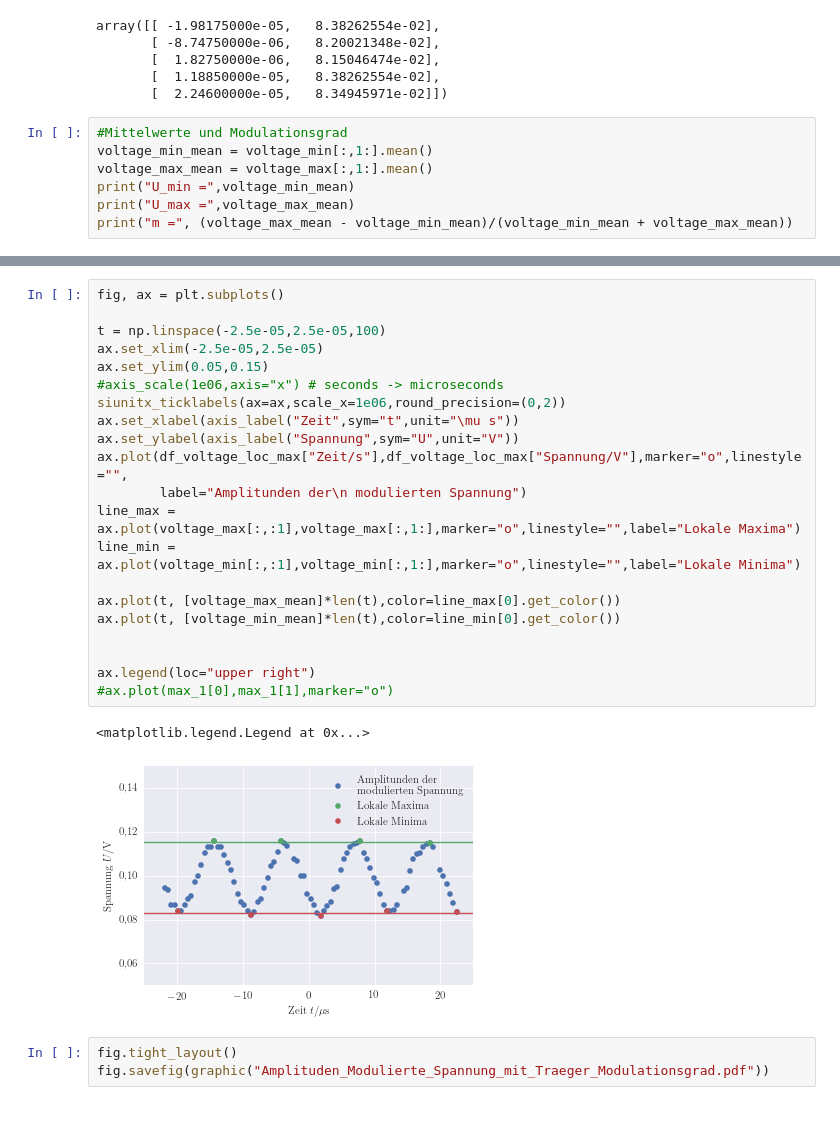
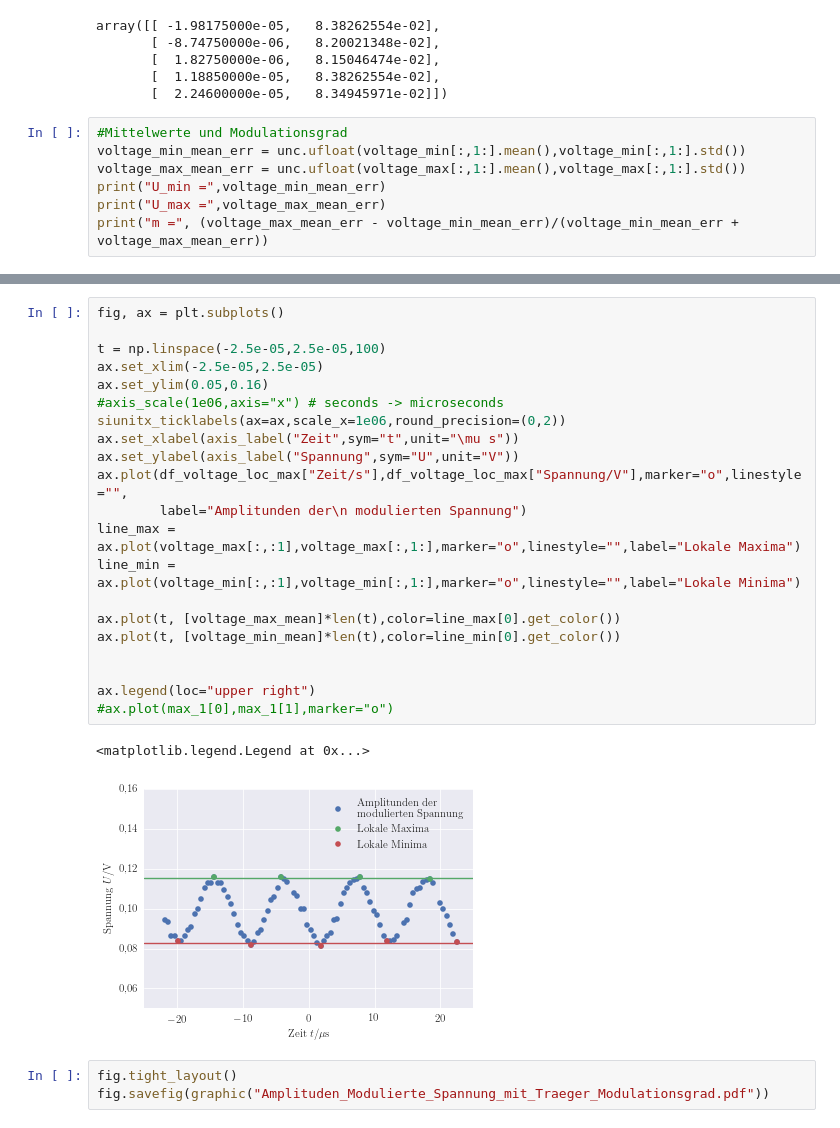
Before and after one commit to LuckyJosh/PhysikFP2015, a Jupyter notebook: 02_ModulationDemodulation[ ]/Python/Auswertung.ipynb, the cells around one changed output, grey strips where cells are left out. Saved outputs shown, nothing was run; the diff lists cells and outputs as text.

```diff
--- a/02_ModulationDemodulation[ ]/Python/Auswertung.ipynb
+++ b/02_ModulationDemodulation[ ]/Python/Auswertung.ipynb
@@ -390,9 +390,9 @@ array([[ -1.98175000e-05,   8.38262554e-02],
        [  2.24600000e-05,   8.34945971e-02]])
 # %%
 #Mittelwerte und Modulationsgrad
-voltage_min_mean = voltage_min[:,1:].mean()
-voltage_max_mean = voltage_max[:,1:].mean()
-print("U_min =",voltage_min_mean)
-print("U_max =",voltage_max_mean)
-print("m =", (voltage_max_mean - voltage_min_mean)/(voltage_min_mean + voltage_max_mean))
+voltage_min_mean_err = unc.ufloat(voltage_min[:,1:].mean(),voltage_min[:,1:].std())
+voltage_max_mean_err = unc.ufloat(voltage_max[:,1:].mean(),voltage_max[:,1:].std())
+print("U_min =",voltage_min_mean_err)
+print("U_max =",voltage_max_mean_err)
+print("m =", (voltage_max_mean_err - voltage_min_mean_err)/(voltage_min_mean_err + voltage_max_mean_err))
 # %% [output]
@@ -402,27 +415,27 @@ m = 0.163782914837
 # %%
 fig, ax = plt.subplots()
 
 t = np.linspace(-2.5e-05,2.5e-05,100)
 ax.set_xlim(-2.5e-05,2.5e-05)
-ax.set_ylim(0.05,0.15)
+ax.set_ylim(0.05,0.16)
 #axis_scale(1e06,axis="x") # seconds -> microseconds
 siunitx_ticklabels(ax=ax,scale_x=1e06,round_precision=(0,2))
 ax.set_xlabel(axis_label("Zeit",sym="t",unit="\mu s"))
 ax.set_ylabel(axis_label("Spannung",sym="U",unit="V"))
 ax.plot(df_voltage_loc_max["Zeit/s"],df_voltage_loc_max["Spannung/V"],marker="o",linestyle="",
         label="Amplitunden der\n modulierten Spannung")
 line_max = ax.plot(voltage_max[:,:1],voltage_max[:,1:],marker="o",linestyle="",label="Lokale Maxima")
 line_min = ax.plot(voltage_min[:,:1],voltage_min[:,1:],marker="o",linestyle="",label="Lokale Minima")
 
 ax.plot(t, [voltage_max_mean]*len(t),color=line_max[0].get_color())
 ax.plot(t, [voltage_min_mean]*len(t),color=line_min[0].get_color())
 
 
 ax.legend(loc="upper right")
 #ax.plot(max_1[0],max_1[1],marker="o")
 # %% [output]
 <matplotlib.legend.Legend at 0x...>
-[figure, old version]
+[figure, new version]
 # %%
 fig.tight_layout()
 fig.savefig(graphic("Amplituden_Modulierte_Spannung_mit_Traeger_Modulationsgrad.pdf"))
```
Also changed, not shown: parts of 10 cells of this notebook, 29 other files.
